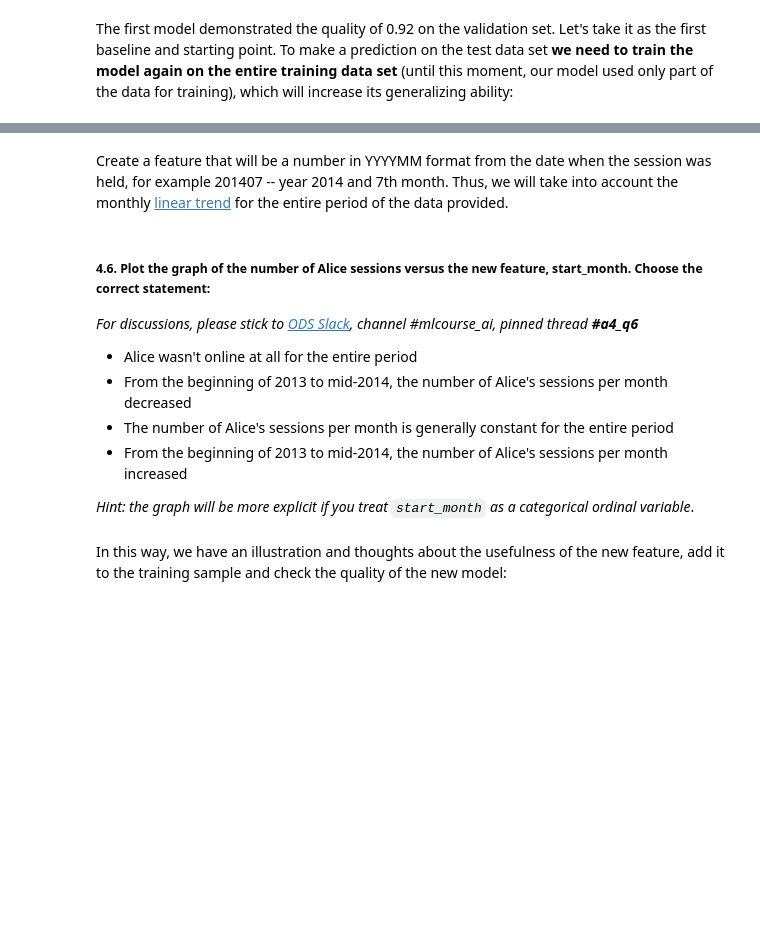
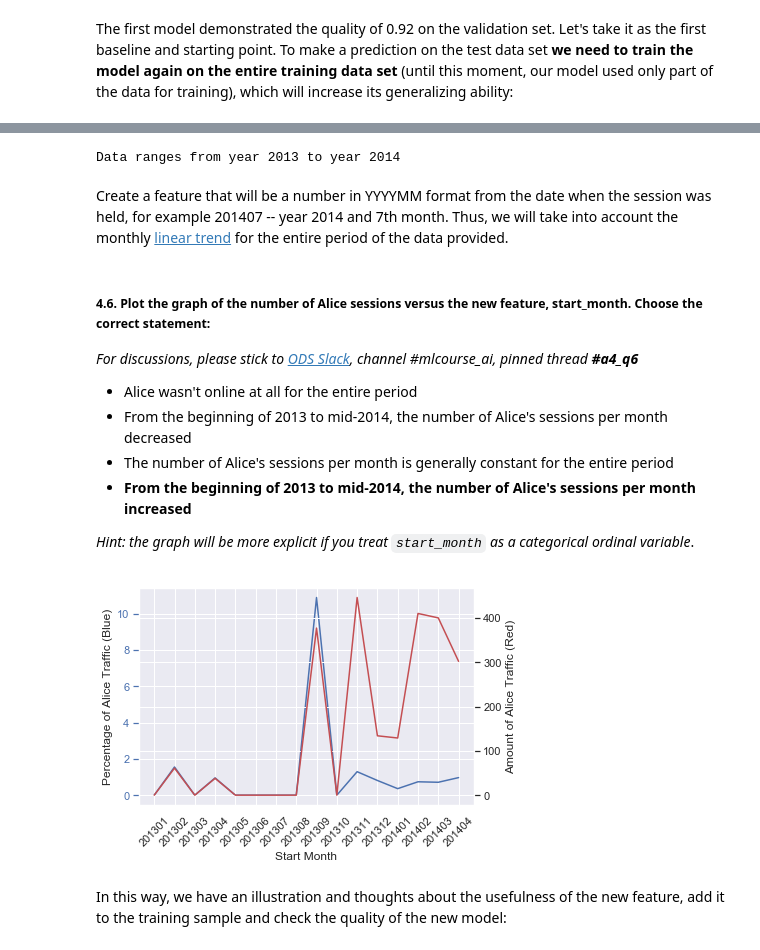
Before and after one commit to kazimanil/mlcourse.ai, a Jupyter notebook: mlcourse_4/mlcourse_4.ipynb, the cells around one changed output, grey strips where cells are left out. Saved outputs shown, nothing was run; the diff lists cells and outputs as text; code cells hidden in the pictures; blank space fills up the shorter version.

```diff
--- a/mlcourse_4/mlcourse_4.ipynb
+++ b/mlcourse_4/mlcourse_4.ipynb
@@ -410,3 +426,12 @@ Now we are going to try to improve the quality of our model by adding new featur
+# %%
+time_fulldf = pd.DataFrame(index = full_df.index)
+time_fulldf['min'] = full_df[times].min(axis = 1)
+time_fulldf['max'] = full_df[times].max(axis = 1)
+min_date = time_fulldf['min'].min()
+max_date = time_fulldf['max'].max()
+print('Data ranges from year', min_date.year, 'to year', max_date.year)
+# %% [output]
+Data ranges from year 2013 to year 2014
 # %% [markdown]
 Create a feature that will be a number in YYYYMM format from the date when the session was held, for example 201407 -- year 2014 and 7th month. Thus, we will take into account the monthly [linear trend](http://people.duke.edu/~rnau/411trend.htm) for the entire period of the data provided.
 # %%
@@ -424,6 +449,6 @@ full_new_feat['start_month'] = full_df['time1'].apply(lambda ts:
 - Alice wasn't online at all for the entire period
 - From the beginning of 2013 to mid-2014, the number of Alice's sessions per month decreased
 - The number of Alice's sessions per month is generally constant for the entire period
-- From the beginning of 2013 to mid-2014, the number of Alice's sessions per month increased
+- **From the beginning of 2013 to mid-2014, the number of Alice's sessions per month increased**
 
 *Hint: the graph will be more explicit if you treat `start_month` as a categorical ordinal variable*.
@@ -432,3 +455,31 @@ full_new_feat['start_month'] = full_df['time1'].apply(lambda ts:
+# %%
+# Data Prep
+train_df['start_month'] = \
+train_df['time1'].apply(lambda t: 100 * t.year + t.month).astype(int)
+
+pct = pd.DataFrame({'alice_pct' : 100 * train_df.groupby(['start_month'])['target'].sum() / train_df.groupby(['start_month'])['target'].agg('count')})
+pct.reset_index(inplace = True)
+amt = pd.DataFrame(train_df.groupby(['start_month'])['target'].sum())
+amt.reset_index(inplace = True)
+agg_data = pd.merge(pct, amt)
+agg_data['start_month'] = agg_data['start_month'].astype('str')
+del pct, amt
+
+fig, ax1 = plt.subplots()
+ax1.plot(agg_data['start_month'], agg_data['alice_pct'])
+ax1.set_xlabel('Start Month')
+locs, labels = plt.xticks()
+ax1.set_xticklabels(labels, rotation = 45)
+ax1.set_ylabel('Percentage of Alice Traffic (Blue)')
+ax1.tick_params('y', colors = 'b')
+
+ax2 = ax1.twinx()
+ax2.plot(agg_data['start_month'], agg_data['target'], 'r')
+ax2.set_ylabel('Amount of Alice Traffic (Red)')
+
+plt.show()
+# %% [output]
+[figure, added]
 # %% [markdown]
 In this way, we have an illustration and thoughts about the usefulness of the new feature, add it to the training sample and check the quality of the new model:
 # %%
```
Also changed, not shown: parts of 18 cells of this notebook, 2 other files.
